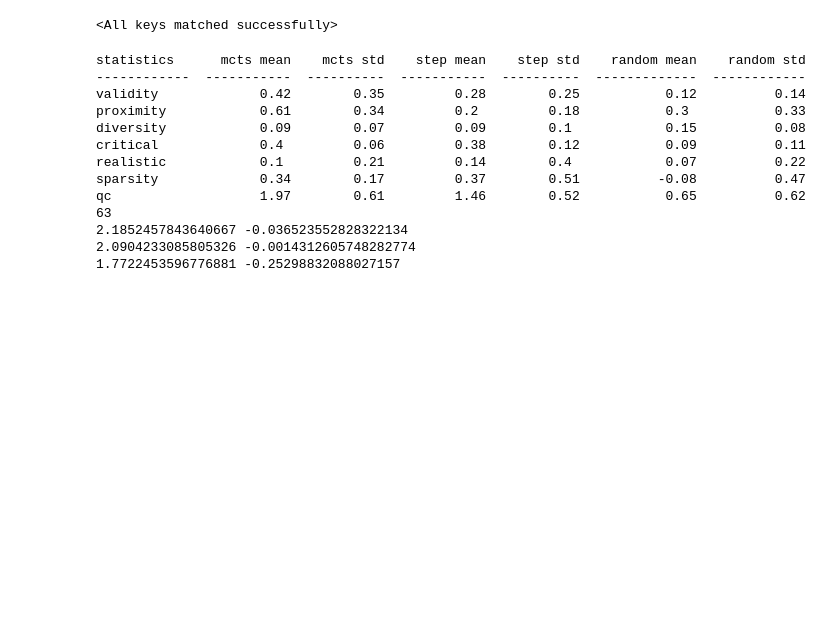
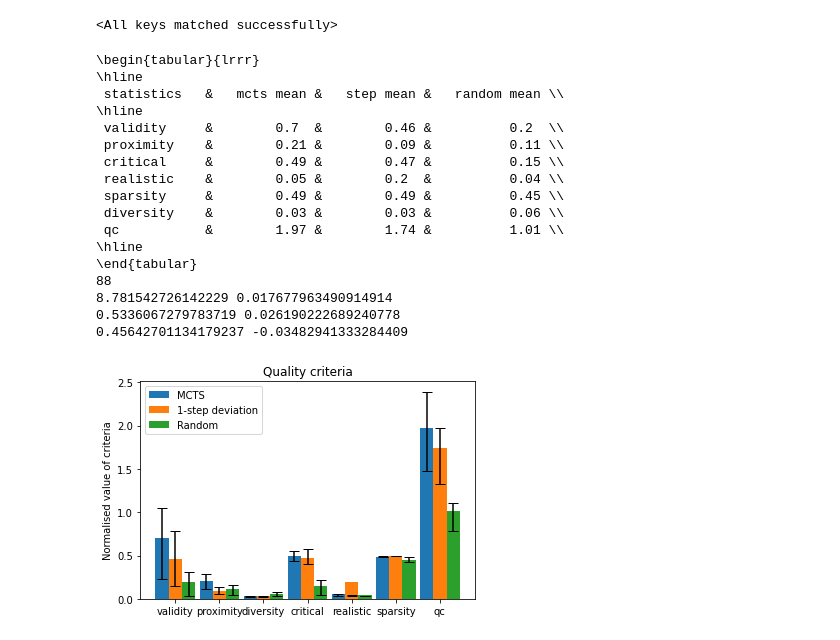
Before and after one commit to TheGermanCodeMachine/moral_rl, a Jupyter notebook: evaluation/anaylse_results/qc_analysis.ipynb, the cells around one changed output. Saved outputs shown, nothing was run; the diff lists cells and outputs as text; code cells hidden in the pictures; blank space fills up the shorter version.

```diff
--- a/evaluation/anaylse_results/qc_analysis.ipynb
+++ b/evaluation/anaylse_results/qc_analysis.ipynb
@@ -78,7 +78,7 @@ with open('..\..\datasets\\100random\\100\statistics\start_points.pkl', 'rb') as
 # %%
 # Load normalisation
 
-with open('..\..\interpretability\\normalisation_values.pkl', 'rb') as f:
+with open('..\..\interpretability\\normalisation_values_new.pkl', 'rb') as f:
     normalisation = pkl.load(f)
 
 weight = {'validity': 1, 'proximity': 1, 'critical_state': 0.5, 'diversity': 0.5, 'realisticness': 0.2, 'sparsity': 0.5}
@@ -101,6 +101,7 @@ in_channels = obs_shape[-1]
 
 ppo = PPO(state_shape=state_shape, in_channels=in_channels, n_actions=n_actions).to(device)
 ppo.load_state_dict(torch.load('..\..\saved_models/ppo_airl_v2_[1,10].pt', map_location=torch.device('cpu')))
+# ppo.load_state_dict(torch.load('..\..\saved_models/ppo_airl_v2_[1,10]_new.pt', map_location=torch.device('cpu')))
 # %% [output]
 <All keys matched successfully>
 # %%
@@ -206,62 +207,86 @@ table = [
     ['qc'] + [round(np.mean(mcts_qc), 2), round(np.std(mcts_qc), 2)] + [round(np.mean(step_qc), 2), round(np.std(step_qc), 2)] + [round(np.mean(random_qc), 2), round(np.std(random_qc), 2)]
 ]
 
-print(tabulate(table, headers='firstrow'))
+# make the table, but only with the means
+table = [
+    ['statistics'] + ['mcts mean'] + ['step mean'] + ['random mean'],
+    ['validity'] + [round(np.mean(mcts_val), 2)] + [round(np.mean(step_val), 2)] + [round(np.mean(random_val), 2)],
+    ['proximity'] + [round(np.mean(mcts_prox), 2)] + [round(np.mean(step_prox), 2)] + [round(np.mean(random_prox), 2)],
+
+    ['critical'] + [round(np.mean(mcts_crit), 2)] + [round(np.mean(step_crit), 2)] + [round(np.mean(random_crit), 2)],
+    ['realistic'] + [round(np.mean(mcts_real), 2)] + [round(np.mean(step_real), 2)] + [round(np.mean(random_real), 2)],
+    ['sparsity'] + [round(np.mean(mcts_spar), 2)] + [round(np.mean(step_spar), 2)] + [round(np.mean(random_spar), 2)],
+    ['diversity'] + [round(np.mean(mcts_div), 2)] + [round(np.mean(step_div), 2)] + [round(np.mean(random_div), 2)],
+    ['qc'] + [round(np.mean(mcts_qc), 2)] + [round(np.mean(step_qc), 2)] + [round(np.mean(random_qc), 2)]
+
+]
+
+print(tabulate(table, headers='firstrow', tablefmt='latex'))
 # index of the highest qc_step
 print(step_real.index(max(step_real)))
 print(max(step_real), min(step_real))
 print(max(mcts_real), min(mcts_real))
 print(max(random_real), min(random_real))
 # %% [output]
-statistics      mcts mean    mcts std    step mean    step std    random mean    random std
-------------  -----------  ----------  -----------  ----------  -------------  ------------
-validity             0.42        0.35         0.28        0.25           0.12          0.14
-proximity            0.61        0.34         0.2         0.18           0.3           0.33
-diversity            0.09        0.07         0.09        0.1            0.15          0.08
-critical             0.4         0.06         0.38        0.12           0.09          0.11
-realistic            0.1         0.21         0.14        0.4            0.07          0.22
-sparsity             0.34        0.17         0.37        0.51          -0.08          0.47
-qc                   1.97        0.61         1.46        0.52           0.65          0.62
-63
-2.1852457843640667 -0.036523552828322134
-2.0904233085805326 -0.0014312605748282774
-1.7722453596776881 -0.25298832088027157
+\begin{tabular}{lrrr}
+\hline
+ statistics   &   mcts mean &   step mean &   random mean \\
+\hline
+ validity     &        0.7  &        0.46 &          0.2  \\
+ proximity    &        0.21 &        0.09 &          0.11 \\
+ critical     &        0.49 &        0.47 &          0.15 \\
+ realistic    &        0.05 &        0.2  &          0.04 \\
+ sparsity     &        0.49 &        0.49 &          0.45 \\
+ diversity    &        0.03 &        0.03 &          0.06 \\
+ qc           &        1.97 &        1.74 &          1.01 \\
+\hline
+\end{tabular}
+88
+8.781542726142229 0.017677963490914914
+0.5336067279783719 0.026190222689240778
+0.45642701134179237 -0.03482941333284409
 # %%
 # Plot the quality criteria
 
 criteria = ['validity', 'proximity', 'diversity', 'critical', 'realistic', 'sparsity', 'qc']
 
-mcts_means = [np.mean(mcts_val), np.mean(mcts_prox), np.mean(mcts_div), np.mean(mcts_crit), np.mean(mcts_real), np.mean(mcts_spar), np.mean(qc_mcts)]
-mcts_upper = [np.percentile(mcts_val, 75), np.percentile(mcts_prox, 75), np.percentile(mcts_div, 75), np.percentile(mcts_crit, 75), np.percentile(mcts_real, 75), np.percentile(mcts_spar, 75), np.percentile(qc_mcts, 75)]
-mcts_lower = [np.percentile(mcts_val, 25), np.percentile(mcts_prox, 25), np.percentile(mcts_div, 25), np.percentile(mcts_crit, 25), np.percentile(mcts_real, 25), np.percentile(mcts_spar, 25), np.percentile(qc_mcts, 25)]
+mcts_means = [np.mean(mcts_val), np.mean(mcts_prox), np.mean(mcts_div), np.mean(mcts_crit), np.mean(mcts_real), np.mean(mcts_spar), np.mean(mcts_qc)]
+mcts_upper = [np.percentile(mcts_val, 75), np.percentile(mcts_prox, 75), np.percentile(mcts_div, 75), np.percentile(mcts_crit, 75), np.percentile(mcts_real, 75), np.percentile(mcts_spar, 75), np.percentile(mcts_qc, 75)]
+mcts_lower = [np.percentile(mcts_val, 25), np.percentile(mcts_prox, 25), np.percentile(mcts_div, 25), np.percentile(mcts_crit, 25), np.percentile(mcts_real, 25), np.percentile(mcts_spar, 25), np.percentile(mcts_qc, 25)]
 
-step_means = [np.mean(step_val), np.mean(step_prox), np.mean(step_div), np.mean(step_crit), np.mean(step_real), np.mean(step_spar), np.mean(qc_step)]
-step_upper = [np.percentile(step_val, 75), np.percentile(step_prox, 75), np.percentile(step_div, 75), np.percentile(step_crit, 75), np.percentile(step_real, 75), np.percentile(step_spar, 75), np.percentile(qc_step, 75)]
-step_lower = [np.percentile(step_val, 25), np.percentile(step_prox, 25), np.percentile(step_div, 25), np.percentile(step_crit, 25), np.percentile(step_real, 25), np.percentile(step_spar, 25), np.percentile(qc_step, 25)]
+step_means = [np.mean(step_val), np.mean(step_prox), np.mean(step_div), np.mean(step_crit), np.mean(step_real), np.mean(step_spar), np.mean(step_qc)]
+step_upper = [np.percentile(step_val, 75), np.percentile(step_prox, 75), np.percentile(step_div, 75), np.percentile(step_crit, 75), np.percentile(step_real, 75), np.percentile(step_spar, 75), np.percentile(step_qc, 75)]
+step_lower = [np.percentile(step_val, 25), np.percentile(step_prox, 25), np.percentile(step_div, 25), np.percentile(step_crit, 25), np.percentile(step_real, 25), np.percentile(step_spar, 25), np.percentile(step_qc, 25)]
 
-random_means = [np.mean(random_val), np.mean(random_prox), np.mean(random_div), np.mean(random_crit), np.mean(random_real), np.mean(random_spar), np.mean(qc_random)]
-random_upper = [np.percentile(random_val, 75), np.percentile(random_prox, 75), np.percentile(random_div, 75), np.percentile(random_crit, 75), np.percentile(random_real, 75), np.percentile(random_spar, 75), np.percentile(qc_random, 75)]
-random_lower = [np.percentile(random_val, 25), np.percentile(random_prox, 25), np.percentile(random_div, 25), np.percentile(random_crit, 25), np.percentile(random_real, 25), np.percentile(random_spar, 25), np.percentile(qc_random, 25)]
+random_means = [np.mean(random_val), np.mean(random_prox), np.mean(random_div), np.mean(random_crit), np.mean(random_real), np.mean(random_spar), np.mean(random_qc)]
+random_upper = [np.percentile(random_val, 75), np.percentile(random_prox, 75), np.percentile(random_div, 75), np.percentile(random_crit, 75), np.percentile(random_real, 75), np.percentile(random_spar, 75), np.percentile(random_qc, 75)]
+random_lower = [np.percentile(random_val, 25), np.percentile(random_prox, 25), np.percentile(random_div, 25), np.percentile(random_crit, 25), np.percentile(random_real, 25), np.percentile(random_spar, 25), np.percentile(random_qc, 25)]
 
 fig, ax = plt.subplots()
 x = np.arange(len(criteria))
 width = 0.3
 
+ax2 = ax.twinx()
+
 rects1 = ax.bar(x - width, mcts_means, width, label='MCTS', yerr=[np.subtract(mcts_means, mcts_lower), np.subtract(mcts_upper, mcts_means)], capsize=5)
 rects2 = ax.bar(x, step_means, width, label='1-step deviation', yerr=[np.subtract(step_means, step_lower), np.subtract(step_upper, step_means)], capsize=5)
 rects3 = ax.bar(x + width, random_means, width, label='Random', yerr=[np.subtract(random_means, random_lower), np.subtract(random_upper, random_means)], capsize=5)
+
+rects4 =
 
 ax.set_ylabel('Normalised value of criteria')
 ax.set_title('Quality criteria')
 ax.set_xticks(x)
 ax.set_xticklabels(criteria)
 ax.legend()
 
 # plt.errorbar(x, mcts_means, yerr=[np.subtract(mcts_means, mcts_lower), np.subtract(mcts_upper, mcts_means)], fmt='none', ecolor='black', capsize=5)
 # plt.errorbar(x, step_means, yerr=[np.subtract(step_means, step_lower), np.subtract(step_upper, step_means)], fmt='none', ecolor='black', capsize=5)
 # plt.errorbar(x, random_means, yerr=[np.subtract(random_means, random_lower), np.subtract(random_upper, random_means)], fmt='none', ecolor='black', capsize=5)
 
 plt.show()
+# %% [output]
+[figure, added]
 # %%
 table = [
     ['criteria'] + ['validity'] + ['proximity'] + ['diversity'] + ['critical'] + ['realistic'] + ['sparsity'] + ['qc'],
```
Also changed, not shown: 19 other files.
